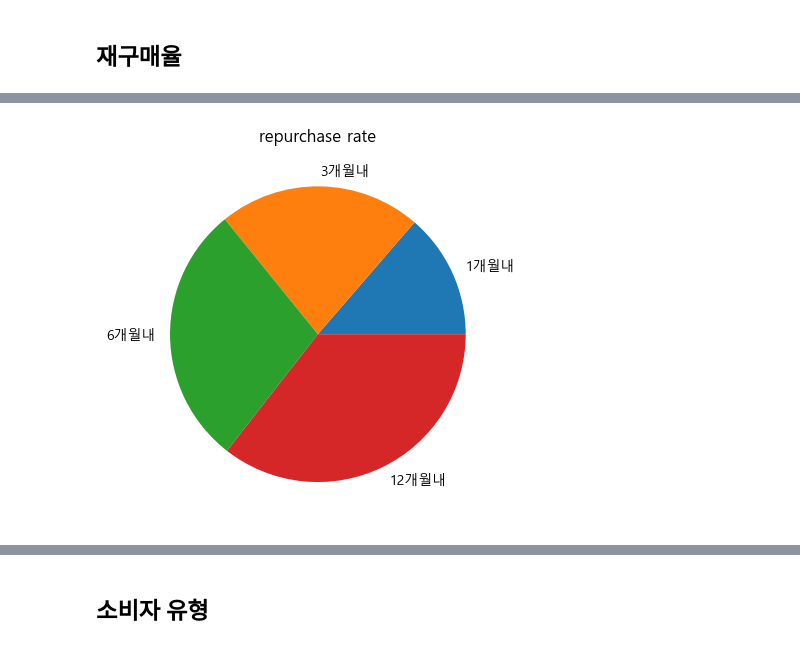
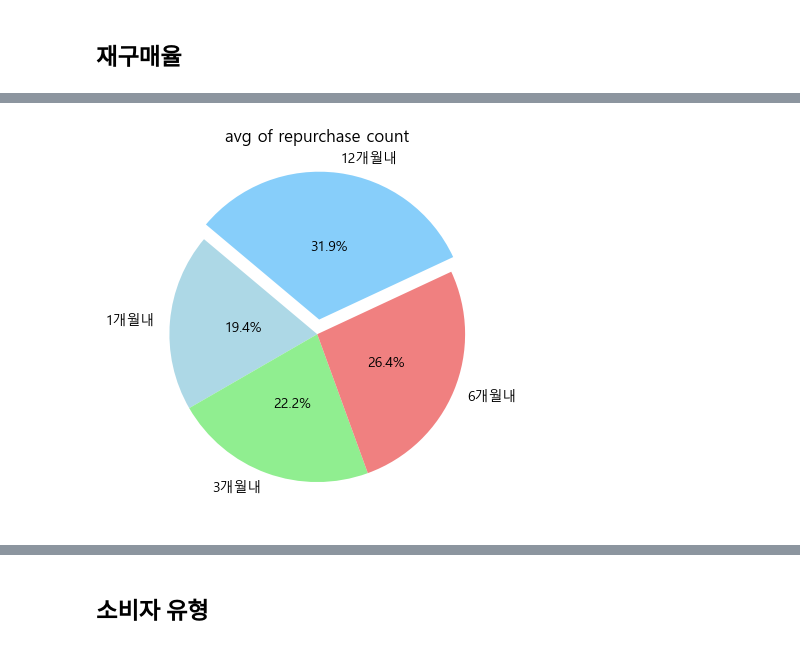
Before and after one commit to entangelk/wigglewiggle, a Jupyter notebook: docs/analysis/basic_analysis.ipynb, the cells around one changed output, grey strips where cells are left out. Cells and saved outputs as stored; diff of their text form; code cells hidden in the pictures.

```diff
--- a/docs/analysis/basic_analysis.ipynb
+++ b/docs/analysis/basic_analysis.ipynb
@@ -91,3 +99,25 @@ plt.show()
 ## 재구매율
 # %%
 df_salesPeriod = pd.DataFrame(analysisdata['data']['customerSales']['salesPeriod'])
+# %%
+
+# 데이터
+sizes = df_salesPeriod['repurchaseRate']
+labels = df_salesPeriod['period']
+explode = (0, 0, 0, 0.1)  # 특정 부분을 강조하기 위해 폭발 효과 사용
+
+# 원 그래프 그리기
+plt.figure(figsize=(8, 6))
+colors = ['lightblue', 'lightgreen', 'lightcoral', 'lightskyblue']
+plt.pie(sizes, explode=explode, labels=labels, autopct='%1.1f%%', startangle=140,pctdistance=0.5, colors=colors)
+
+# 중심에 원을 그려서 원 그래프가 원 모양을 유지하도록 함
+centre_circle = plt.Circle((0,0),0.70,fc='white')
+fig = plt.gcf()
+fig.gca().add_artist(centre_circle)
+
+# 제목 추가
+plt.title('Repurchase Rate by Period', fontsize=16)
+
+# 그래프 보이기
+plt.show()
@@ -94,6 +126,7 @@ df_salesPeriod = pd.DataFrame(analysisdata['data']['customerSales']['salesPeriod
 # %%
-plt.pie(df_salesPeriod['repurchaseRate'], labels=df_salesPeriod['period'])
-plt.title('repurchase rate')
+plt.pie(df_salesPeriod['avgPurchaseRate'], labels=df_salesPeriod['period'], autopct='%1.1f%%', startangle=140, pctdistance=0.5, colors=colors,explode=explode)
+plt.title('avg of repurchase count')
+
 plt.show()
 # %% [output]
-[figure, old version]
+[figure, new version]
```
Also changed, not shown: parts of 11 cells of this notebook, 15 other files.
